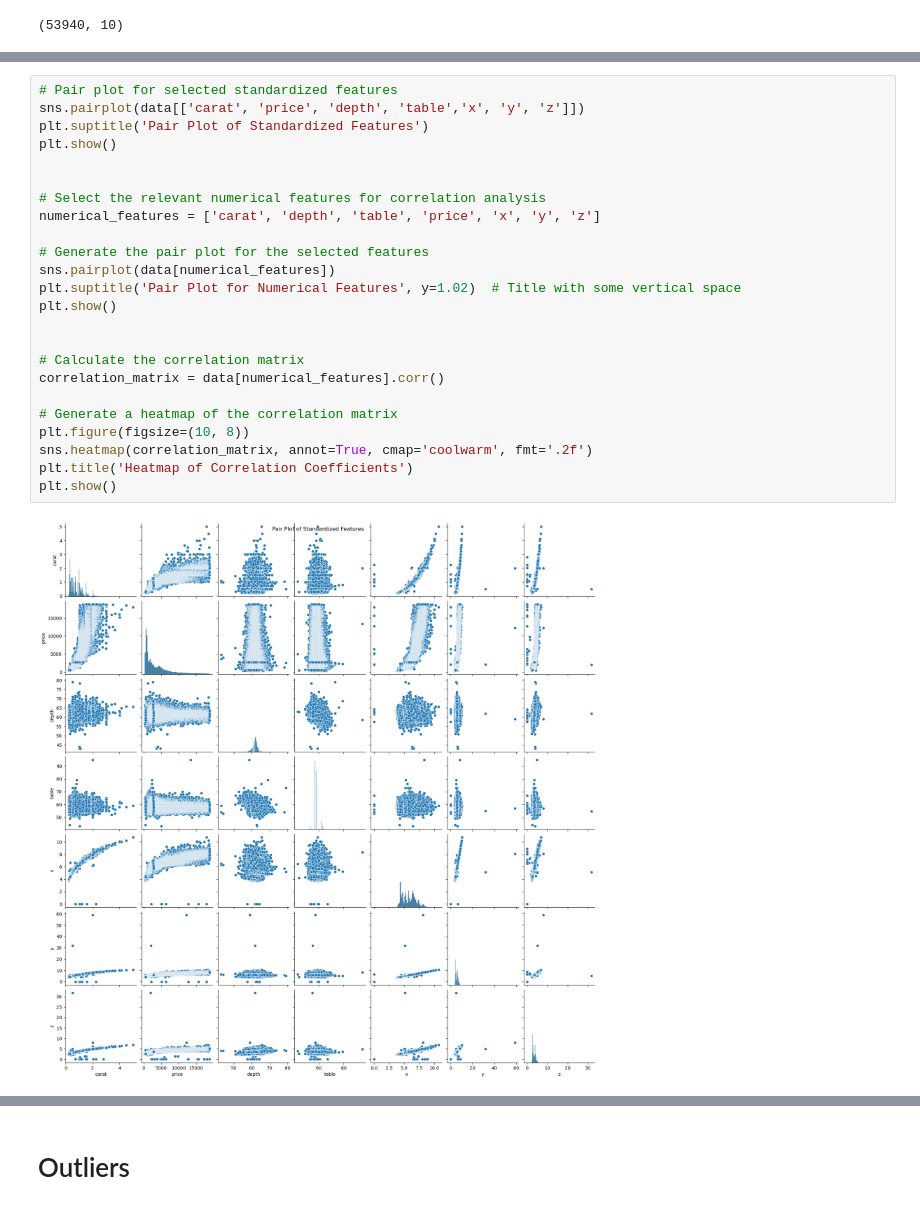
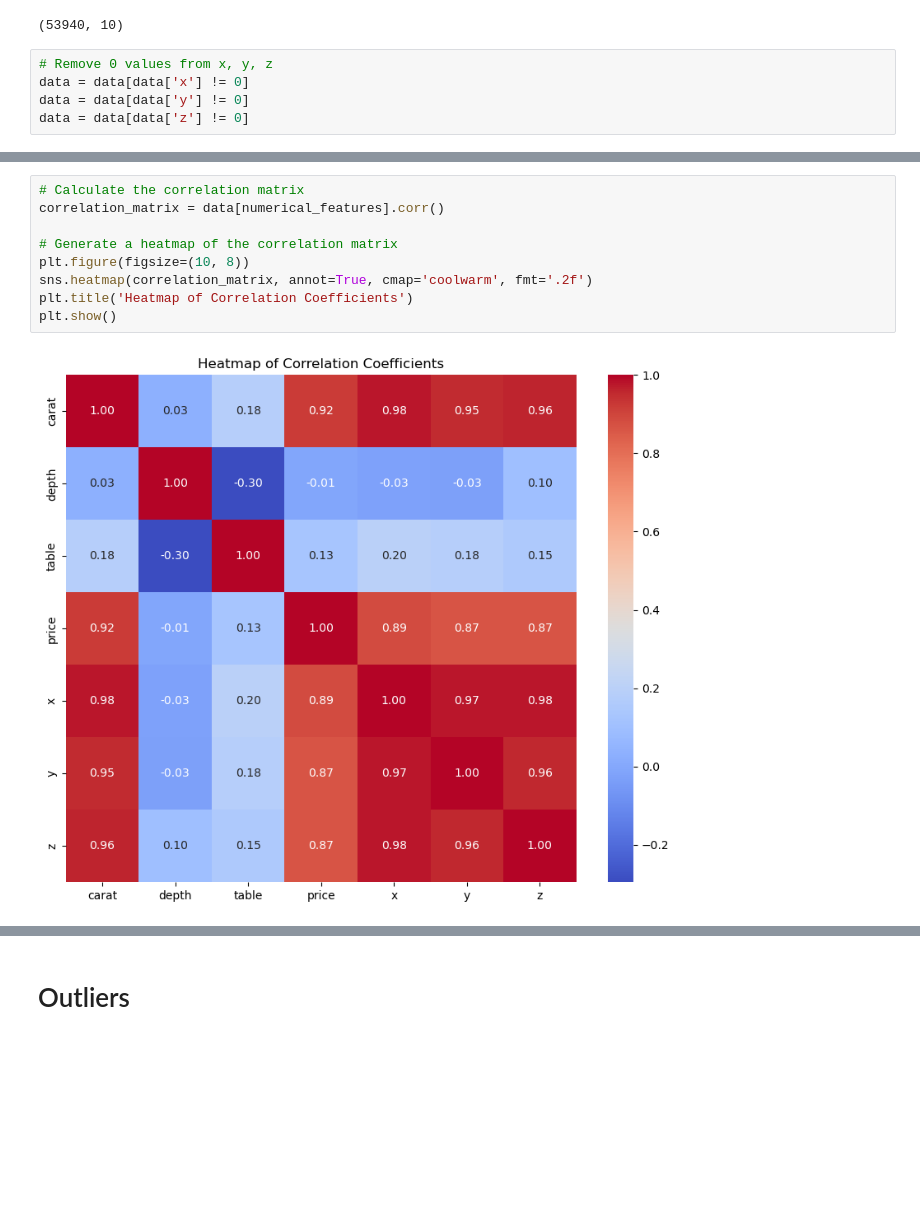
Before and after one commit to ThomasSchiolerH/Machine-Learning-And-Data-Mining, a Jupyter notebook: Project 1/project.ipynb, the cells around one changed output, grey strips where cells are left out. Cells and saved outputs as stored; diff of their text form; blank space fills up the shorter version.

```diff
--- a/Project 1/project.ipynb
+++ b/Project 1/project.ipynb
@@ -59,3 +59,8 @@ Index(['carat', 'cut', 'color', 'clarity', 'depth', 'table', 'price', 'x', 'y',
 data.shape
 # %% [output]
 (53940, 10)
+# %%
+# Remove 0 values from x, y, z
+data = data[data['x'] != 0]
+data = data[data['y'] != 0]
+data = data[data['z'] != 0]
@@ -86,26 +103,11 @@ plt.show()
 # %%
-# Pair plot for selected standardized features
-sns.pairplot(data[['carat', 'price', 'depth', 'table','x', 'y', 'z']])
-plt.suptitle('Pair Plot of Standardized Features')
-plt.show()
-
-
-# Select the relevant numerical features for correlation analysis
-numerical_features = ['carat', 'depth', 'table', 'price', 'x', 'y', 'z']
-
-# Generate the pair plot for the selected features
-sns.pairplot(data[numerical_features])
-plt.suptitle('Pair Plot for Numerical Features', y=1.02)  # Title with some vertical space
-plt.show()
-
-
 # Calculate the correlation matrix
 correlation_matrix = data[numerical_features].corr()
 
 # Generate a heatmap of the correlation matrix
 plt.figure(figsize=(10, 8))
 sns.heatmap(correlation_matrix, annot=True, cmap='coolwarm', fmt='.2f')
 plt.title('Heatmap of Correlation Coefficients')
 plt.show()
 # %% [output]
-[figure, old version]
+[figure, new version]
```
Also changed, not shown: parts of 9 cells of this notebook, 2 other files.
